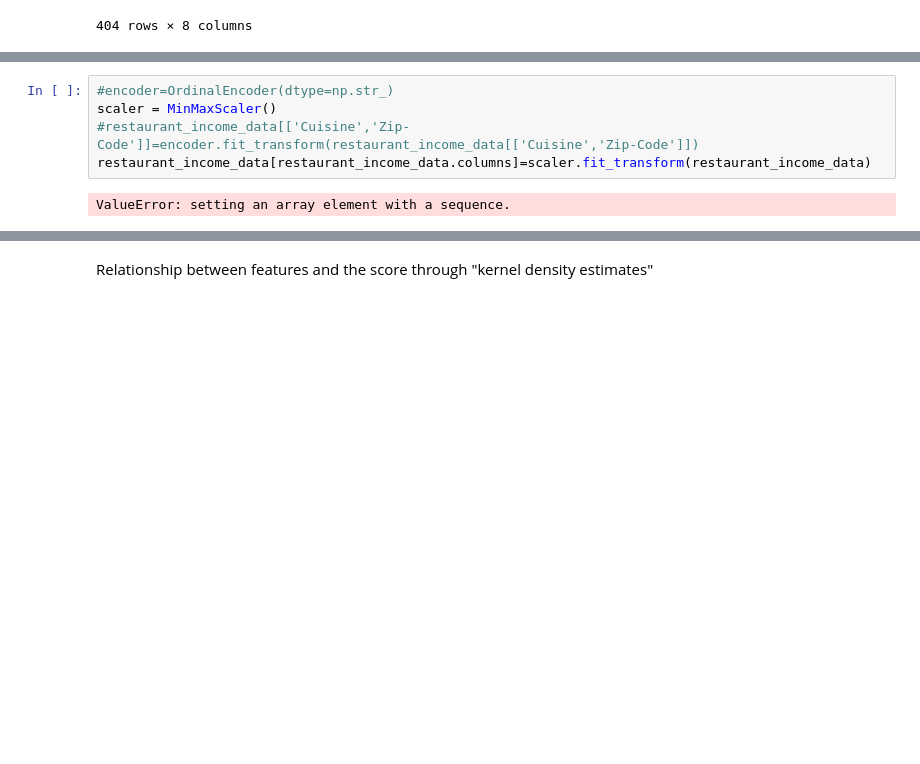
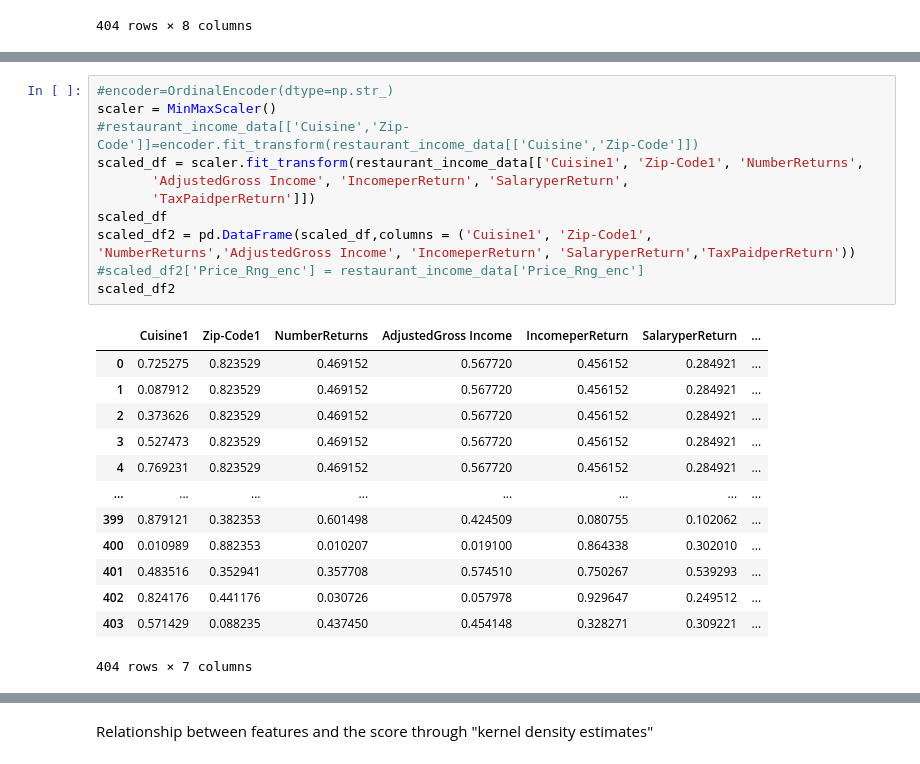
Before and after one commit to Biworthy/TableSelect_Project4, a Jupyter notebook: Restaurant feasibility study_edit.ipynb, the cells around one changed output, grey strips where cells are left out. Drawn from its saved outputs; the diff is of its cells as text; blank space fills up the shorter version.

```diff
--- a/Restaurant feasibility study_edit.ipynb
+++ b/Restaurant feasibility study_edit.ipynb
@@ -232,7 +221,25 @@ restaurant_income_data
 # %%
 #encoder=OrdinalEncoder(dtype=np.str_)
 scaler = MinMaxScaler()
 #restaurant_income_data[['Cuisine','Zip-Code']]=encoder.fit_transform(restaurant_income_data[['Cuisine','Zip-Code']])
-restaurant_income_data[restaurant_income_data.columns]=scaler.fit_transform(restaurant_income_data)
+scaled_df = scaler.fit_transform(restaurant_income_data[['Cuisine1', 'Zip-Code1', 'NumberReturns',
+       'AdjustedGross Income', 'IncomeperReturn', 'SalaryperReturn',
+       'TaxPaidperReturn']])
+scaled_df
+scaled_df2 = pd.DataFrame(scaled_df,columns = ('Cuisine1', 'Zip-Code1', 'NumberReturns','AdjustedGross Income', 'IncomeperReturn', 'SalaryperReturn','TaxPaidperReturn'))
+#scaled_df2['Price_Rng_enc'] = restaurant_income_data['Price_Rng_enc']
+scaled_df2
 # %% [output]
+|  | Cuisine1 | Zip-Code1 | NumberReturns | AdjustedGross Income | IncomeperReturn | SalaryperReturn | ... |
+| 0 | 0.725275 | 0.823529 | 0.469152 | 0.567720 | 0.456152 | 0.284921 | ... |
+| 1 | 0.087912 | 0.823529 | 0.469152 | 0.567720 | 0.456152 | 0.284921 | ... |
+| 2 | 0.373626 | 0.823529 | 0.469152 | 0.567720 | 0.456152 | 0.284921 | ... |
+| 3 | 0.527473 | 0.823529 | 0.469152 | 0.567720 | 0.456152 | 0.284921 | ... |
+| 4 | 0.769231 | 0.823529 | 0.469152 | 0.567720 | 0.456152 | 0.284921 | ... |
+| ... | ... | ... | ... | ... | ... | ... | ... |
+| 399 | 0.879121 | 0.382353 | 0.601498 | 0.424509 | 0.080755 | 0.102062 | ... |
+| 400 | 0.010989 | 0.882353 | 0.010207 | 0.019100 | 0.864338 | 0.302010 | ... |
+| 401 | 0.483516 | 0.352941 | 0.357708 | 0.574510 | 0.750267 | 0.539293 | ... |
+| 402 | 0.824176 | 0.441176 | 0.030726 | 0.057978 | 0.929647 | 0.249512 | ... |
+| 403 | 0.571429 | 0.088235 | 0.437450 | 0.454148 | 0.328271 | 0.309221 | ... |
-ValueError: setting an array element with a sequence.
+404 rows × 7 columns
```
Also changed, not shown: parts of 20 cells of this notebook, 32 other files.
